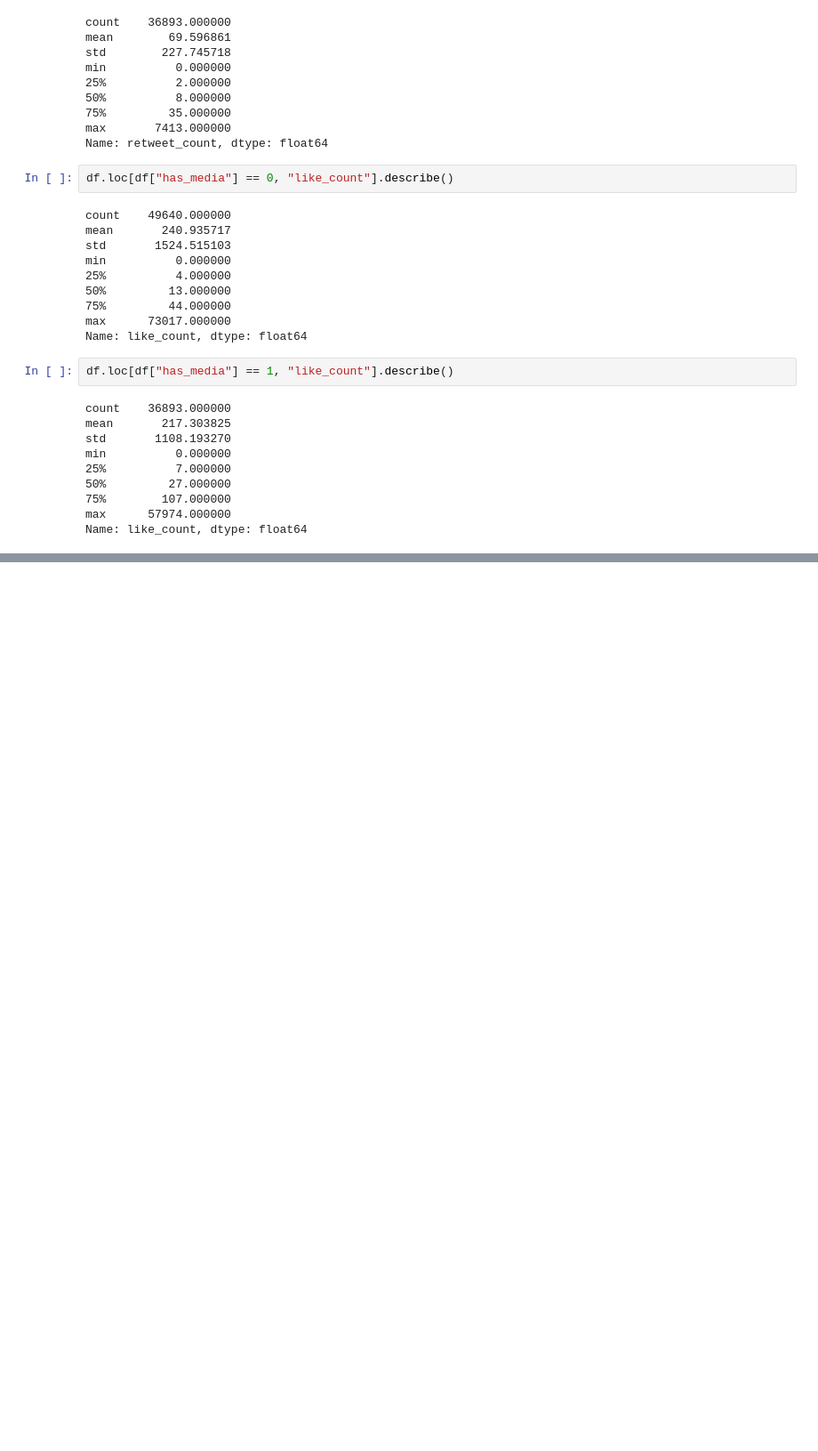
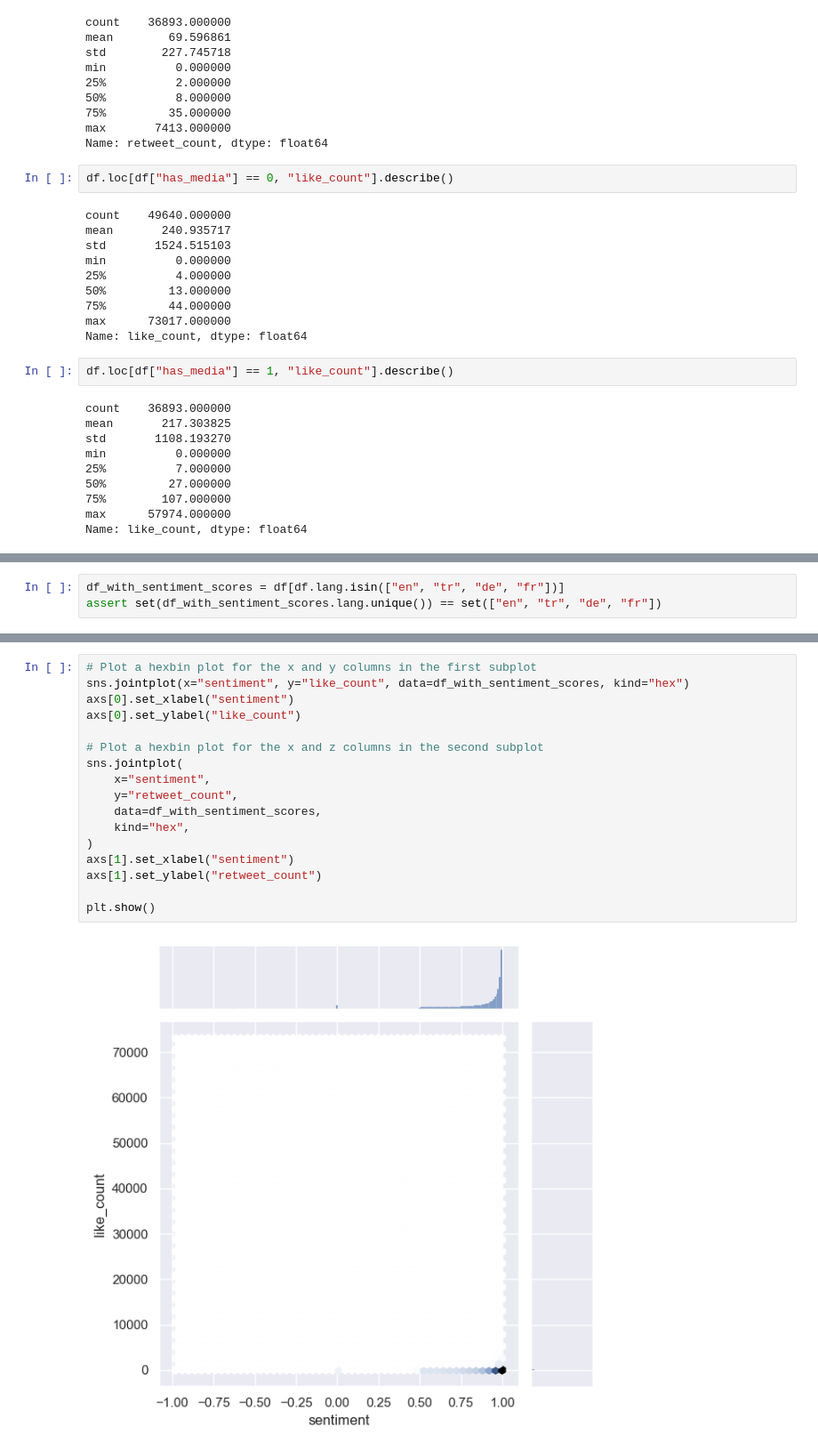
Before and after one commit to ossamum/kuleuven-thesis, a Jupyter notebook: 05_hypothesis_testing.ipynb, the cells around one changed output, grey strips where cells are left out. Shown at 89% size. Drawn from its saved outputs; the diff is of its cells as text; blank space fills up the shorter version.

Commit message:
add sentiment test

```diff
--- a/05_hypothesis_testing.ipynb
+++ b/05_hypothesis_testing.ipynb
@@ -200,0 +205,3 @@ Name: like_count, dtype: float64
+# %%
+df_with_sentiment_scores = df[df.lang.isin(["en", "tr", "de", "fr"])]
+assert set(df_with_sentiment_scores.lang.unique()) == set(["en", "tr", "de", "fr"])
@@ -200,0 +238,19 @@ Name: like_count, dtype: float64
+# %%
+# Plot a hexbin plot for the x and y columns in the first subplot
+sns.jointplot(x="sentiment", y="like_count", data=df_with_sentiment_scores, kind="hex")
+axs[0].set_xlabel("sentiment")
+axs[0].set_ylabel("like_count")
+
+# Plot a hexbin plot for the x and z columns in the second subplot
+sns.jointplot(
+    x="sentiment",
+    y="retweet_count",
+    data=df_with_sentiment_scores,
+    kind="hex",
+)
+axs[1].set_xlabel("sentiment")
+axs[1].set_ylabel("retweet_count")
+
+plt.show()
+# %% [output]
+[figure, added]
```
Also changed, not shown: parts of 8 cells of this notebook.
